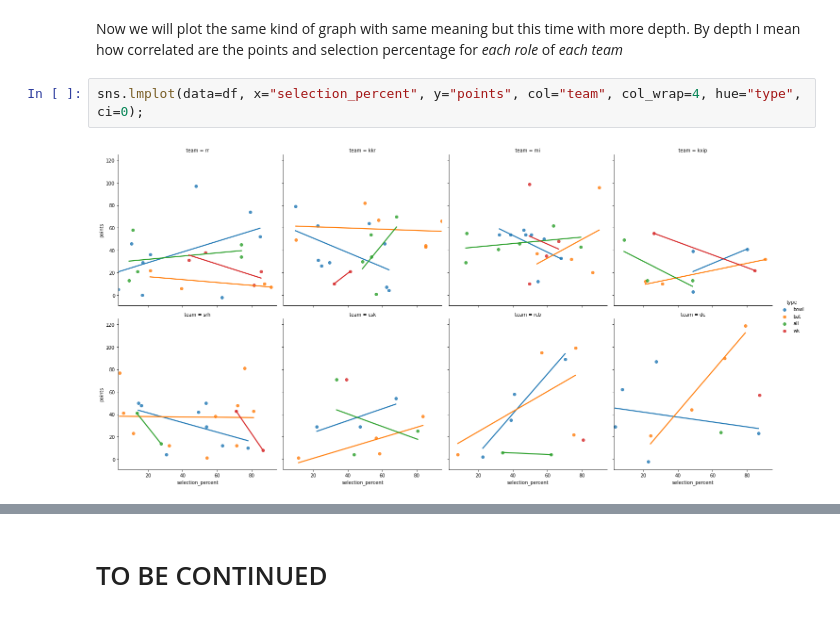
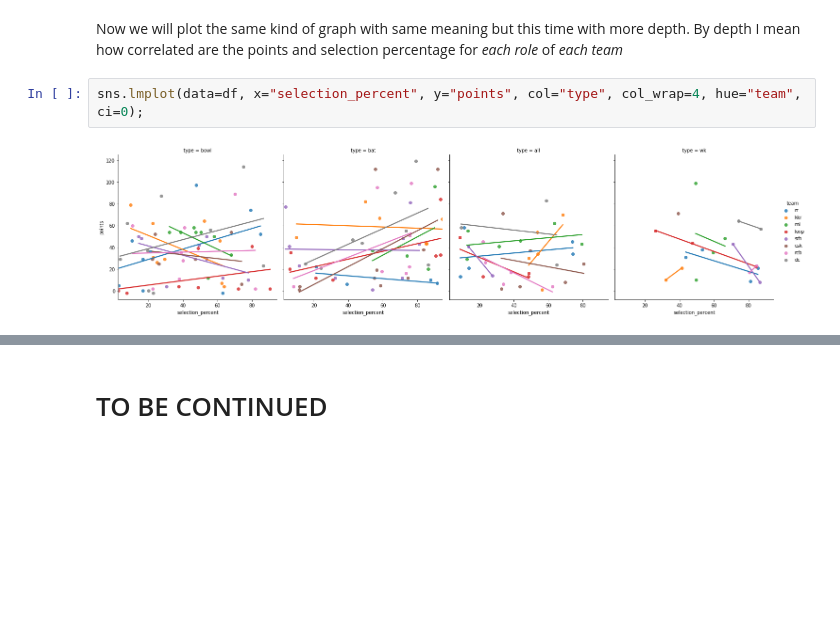
Before and after one commit to sarathsajan/dream11-predictor, a Jupyter notebook: Dream11_predictor.ipynb, the cells around one changed output, grey strips where cells are left out. Cells and saved outputs as stored; diff of their text form; blank space fills up the shorter version.

```diff
--- a/Dream11_predictor.ipynb
+++ b/Dream11_predictor.ipynb
@@ -111,6 +111,6 @@ sns.lmplot(data=df, x="selection_percent", y="points", col="team", col_wrap=4, c
 # %% [markdown]
 Now we will plot the same kind of graph with same meaning but this time with more depth. By depth I mean how correlated are the points and selection percentage for *each role* of *each team*
 # %%
-sns.lmplot(data=df, x="selection_percent", y="points", col="team", col_wrap=4, hue="type", ci=0);
+sns.lmplot(data=df, x="selection_percent", y="points", col="type", col_wrap=4, hue="team", ci=0);
 # %% [output]
-[figure, old version]
+[figure, new version]
```
Also changed, not shown: parts of 6 cells of this notebook.
